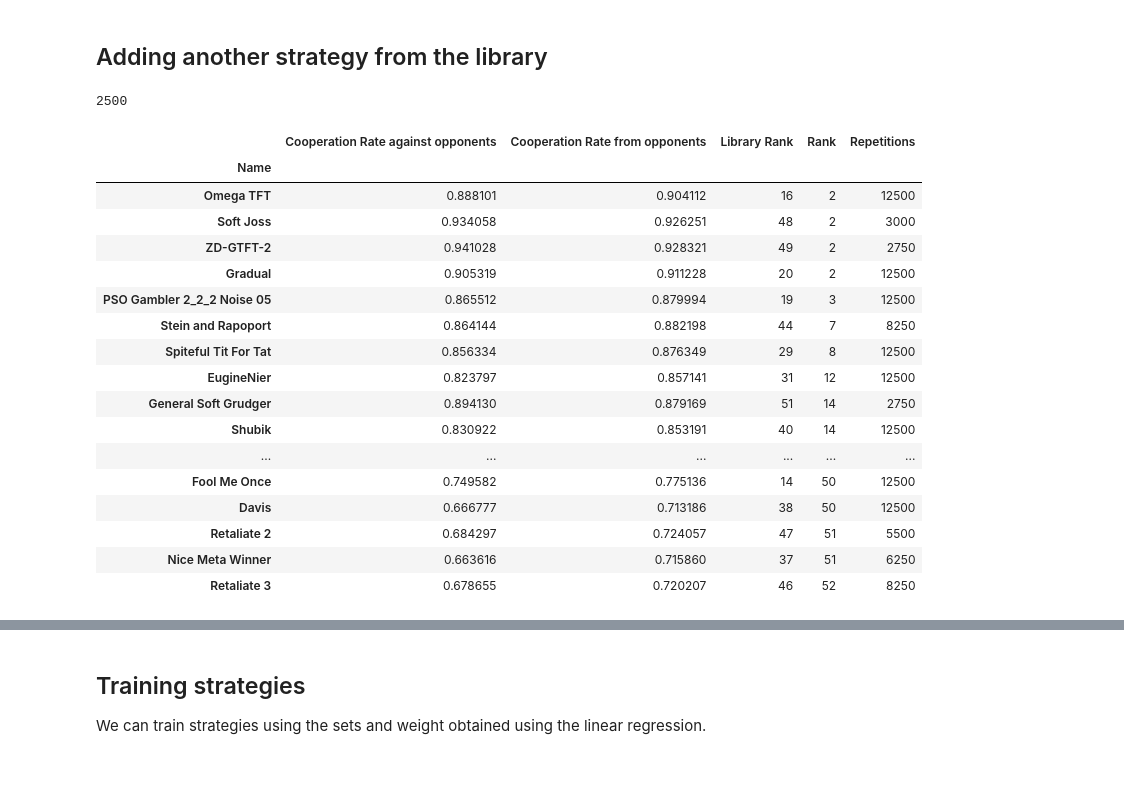
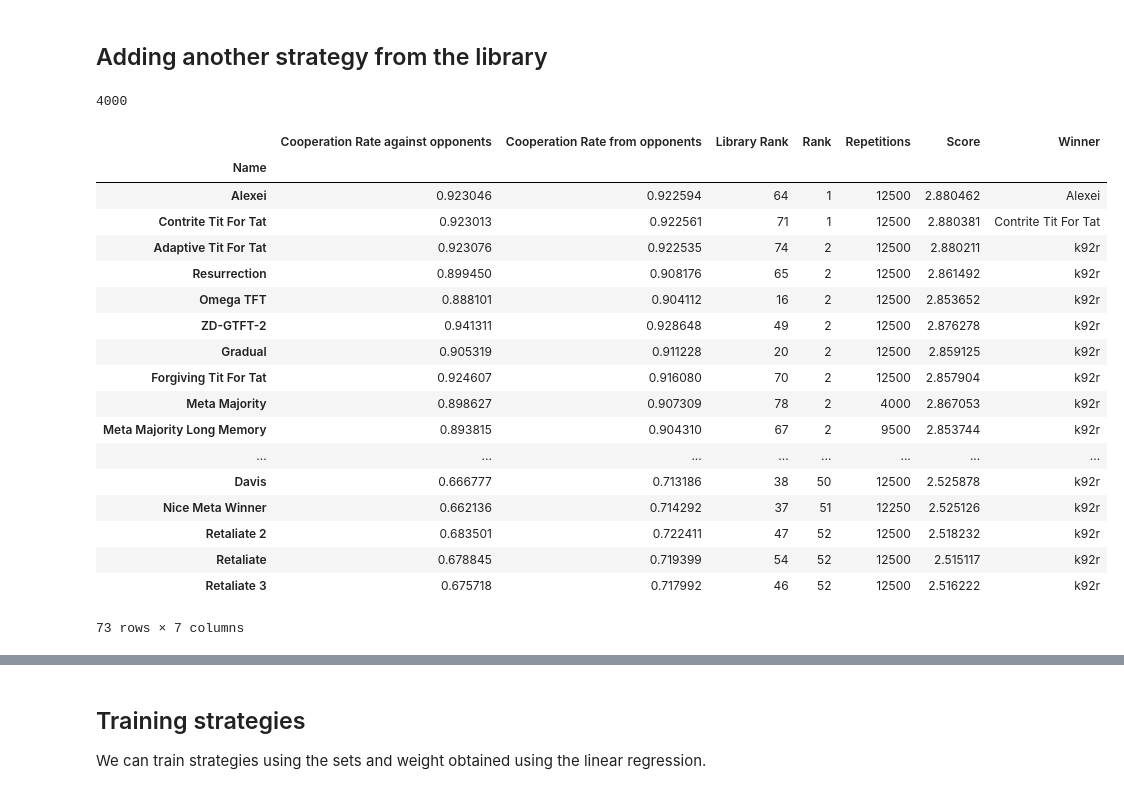
Before and after one commit to Axelrod-Python/revisiting-axelrod-second, a Jupyter notebook: src/main.ipynb, the cells around one changed output, grey strips where cells are left out. Cells and saved outputs as stored; diff of their text form; code cells hidden in the pictures.

```diff
--- a/src/main.ipynb
+++ b/src/main.ipynb
@@ -491,7 +491,9 @@ data = {"Name": [],
         "Rank": [],
         "Library Rank": [],
         "Cooperation Rate against opponents": [],
-        "Cooperation Rate from opponents": []}
+        "Cooperation Rate from opponents": [],
+        "Score": [],
+        "Winner": []}
 for index, strategy in enumerate(axl.strategies):
     player = strategy()
     name = player.name
@@ -512,13 +514,19 @@ for index, strategy in enumerate(axl.strategies):
 
         player_score = mean_scores[-1]
         player_rank = sorted(mean_scores, reverse=True).index(player_score) + 1
+        try:
+            winner = axlf.second_tournament_strategies[np.argmax(mean_scores)]
+        except IndexError:
+            winner = name
 
         data["Name"].append(name)
         data["Repetitions"].append(repetitions)
         data["Rank"].append(player_rank)
+        data["Score"].append(player_score)
         data["Library Rank"].append(library_summary["Rank"][representation])
         data["Cooperation Rate against opponents"].append(player_against_opponents_cooperation_rate)
         data["Cooperation Rate from opponents"].append(opponents_against_player_cooperation_rate)
+        data["Winner"].append(winner)
 
 extra_strategy_df = pd.DataFrame(data).set_index("Name").sort_values("Rank")
 # %%
@@ -527,31 +535,32 @@ with open("../assets/number_of_extra_strategy_repetitions.tex", "w") as f:
     f.write(str(extra_strategy_repetitions))
 extra_strategy_repetitions
 # %% [output]
-2500
+4000
 # %%
 with open("../assets/original_tournament_with_extra_strategy_summary.tex", "w") as f:
-    columns = ["Cooperation Rate against opponents", "Cooperation Rate from opponents", "Library Rank", "Rank"]
+    columns = ["Cooperation Rate against opponents", "Cooperation Rate from opponents", "Library Rank", "Rank", "Score", "Winner"]
     f.write(extra_strategy_df.head(20)[columns].round(3).to_latex().replace("\_", "\\_"))
 extra_strategy_df
 # %% [output]
-|  | Cooperation Rate against opponents | Cooperation Rate from opponents | Library Rank | Rank | Repetitions |
-| Name |  |  |  |  |  |
-| Omega TFT | 0.888101 | 0.904112 | 16 | 2 | 12500 |
-| Soft Joss | 0.934058 | 0.926251 | 48 | 2 | 3000 |
-| ZD-GTFT-2 | 0.941028 | 0.928321 | 49 | 2 | 2750 |
-| Gradual | 0.905319 | 0.911228 | 20 | 2 | 12500 |
-| PSO Gambler 2_2_2 Noise 05 | 0.865512 | 0.879994 | 19 | 3 | 12500 |
-| Stein and Rapoport | 0.864144 | 0.882198 | 44 | 7 | 8250 |
-| Spiteful Tit For Tat | 0.856334 | 0.876349 | 29 | 8 | 12500 |
-| EugineNier | 0.823797 | 0.857141 | 31 | 12 | 12500 |
-| General Soft Grudger | 0.894130 | 0.879169 | 51 | 14 | 2750 |
-| Shubik | 0.830922 | 0.853191 | 40 | 14 | 12500 |
-| ... | ... | ... | ... | ... | ... |
-| Fool Me Once | 0.749582 | 0.775136 | 14 | 50 | 12500 |
-| Davis | 0.666777 | 0.713186 | 38 | 50 | 12500 |
-| Retaliate 2 | 0.684297 | 0.724057 | 47 | 51 | 5500 |
-| Nice Meta Winner | 0.663616 | 0.715860 | 37 | 51 | 6250 |
-| Retaliate 3 | 0.678655 | 0.720207 | 46 | 52 | 8250 |
+|  | Cooperation Rate against opponents | Cooperation Rate from opponents | Library Rank | Rank | Repetitions | Score | Winner |
+| Name |  |  |  |  |  |  |  |
+| Alexei | 0.923046 | 0.922594 | 64 | 1 | 12500 | 2.880462 | Alexei |
+| Contrite Tit For Tat | 0.923013 | 0.922561 | 71 | 1 | 12500 | 2.880381 | Contrite Tit For Tat |
+| Adaptive Tit For Tat | 0.923076 | 0.922535 | 74 | 2 | 12500 | 2.880211 | k92r |
+| Resurrection | 0.899450 | 0.908176 | 65 | 2 | 12500 | 2.861492 | k92r |
+| Omega TFT | 0.888101 | 0.904112 | 16 | 2 | 12500 | 2.853652 | k92r |
+| ZD-GTFT-2 | 0.941311 | 0.928648 | 49 | 2 | 12500 | 2.876278 | k92r |
+| Gradual | 0.905319 | 0.911228 | 20 | 2 | 12500 | 2.859125 | k92r |
+| Forgiving Tit For Tat | 0.924607 | 0.916080 | 70 | 2 | 12500 | 2.857904 | k92r |
+| Meta Majority | 0.898627 | 0.907309 | 78 | 2 | 4000 | 2.867053 | k92r |
+| Meta Majority Long Memory | 0.893815 | 0.904310 | 67 | 2 | 9500 | 2.853744 | k92r |
+| ... | ... | ... | ... | ... | ... | ... | ... |
+| Davis | 0.666777 | 0.713186 | 38 | 50 | 12500 | 2.525878 | k92r |
+| Nice Meta Winner | 0.662136 | 0.714292 | 37 | 51 | 12250 | 2.525126 | k92r |
+| Retaliate 2 | 0.683501 | 0.722411 | 47 | 52 | 12500 | 2.518232 | k92r |
+| Retaliate | 0.678845 | 0.719399 | 54 | 52 | 12500 | 2.515117 | k92r |
+| Retaliate 3 | 0.675718 | 0.717992 | 46 | 52 | 12500 | 2.516222 | k92r |
+73 rows × 7 columns
 # %%
 plt.subplots(1, figsize=(21, 11))
 
```
Also changed, not shown: parts of 6 cells of this notebook, 25 other files.
